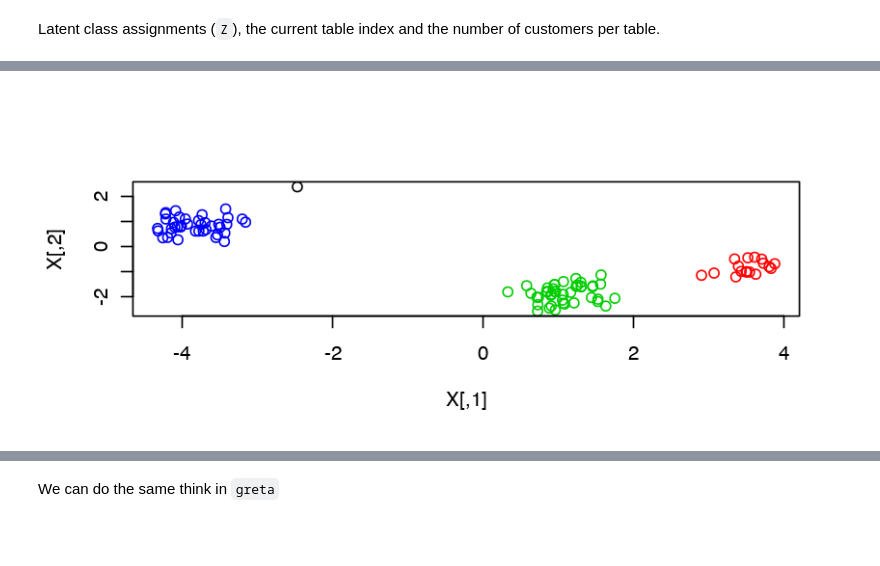
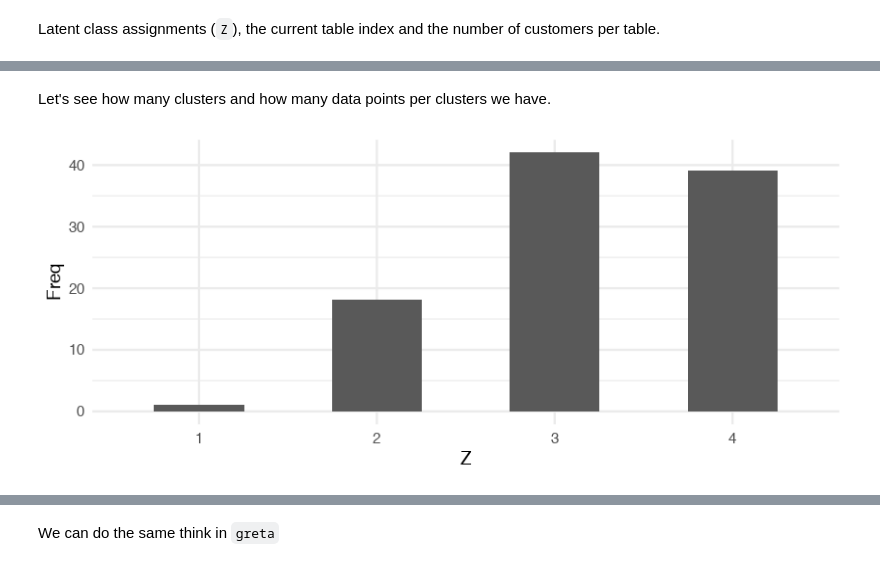
Before and after one commit to dirmeier/etudes, a Jupyter notebook: dirichlet_process_mixture_models.ipynb, the cells around one changed output, grey strips where cells are left out. Cells and saved outputs as stored; diff of their text form; code cells hidden in the pictures; blank space fills up the shorter version.

Commit message:
Finalizes CRP clustering

```diff
--- a/dirichlet_process_mixture_models.ipynb
+++ b/dirichlet_process_mixture_models.ipynb
@@ -43,7 +101,7 @@ alpha <- .5
 Latent class assignments (`Z`), the current table index and the number of customers per table.
 # %%
 Z <- integer(n)
-X <- matrix(0, n, 2)
+X <- matrix(0, n, p)
 curr.tab <- 0
 tables <- c()
 # %%
@@ -60,10 +119,10 @@ for (i in seq(n))
     {
         curr.tab <- curr.tab + 1
         tables <- c(tables, 0)
-        mu <- mvtnorm::rmvnorm(1, c(0, 0), 10 * diag(2))
+        mu <- mvtnorm::rmvnorm(1, c(0, 0), 10 * diag(p))
         mus <- rbind(mus, mu)
     }
     Z[i] <- table
-    X[i,] <- mvtnorm::rmvnorm(1, mus[Z[i], ], sigma * diag(2))
+    X[i,] <- mvtnorm::rmvnorm(1, mus[Z[i], ], sigma * diag(p))
     tables[table] <-  tables[table] + 1
 }
@@ -74,4 +129,9 @@ plot(table(Z))
-# %%
-plot(X, col=Z)
-# %% [output]
-[figure, removed]
+# %% [markdown]
+Let's see how many clusters and how many data points per clusters we have.
+# %%
+data.frame(table(Z))%>%
+    ggplot() +
+    geom_col(aes(Z, Freq), width=.5) +
+    theme_minimal()
+# %% [output]
+[figure, added]
```
Also changed, not shown: parts of 41 cells of this notebook, 1 other file.
